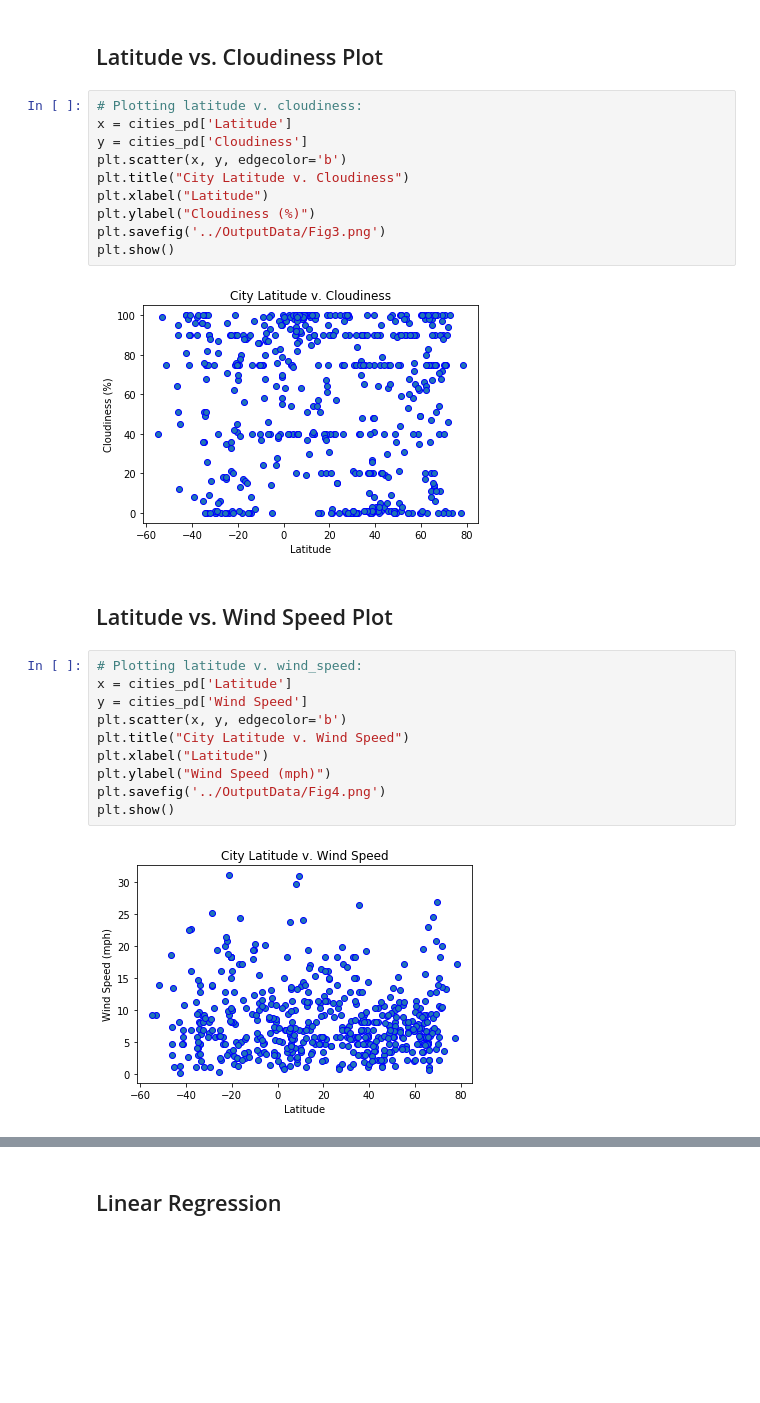
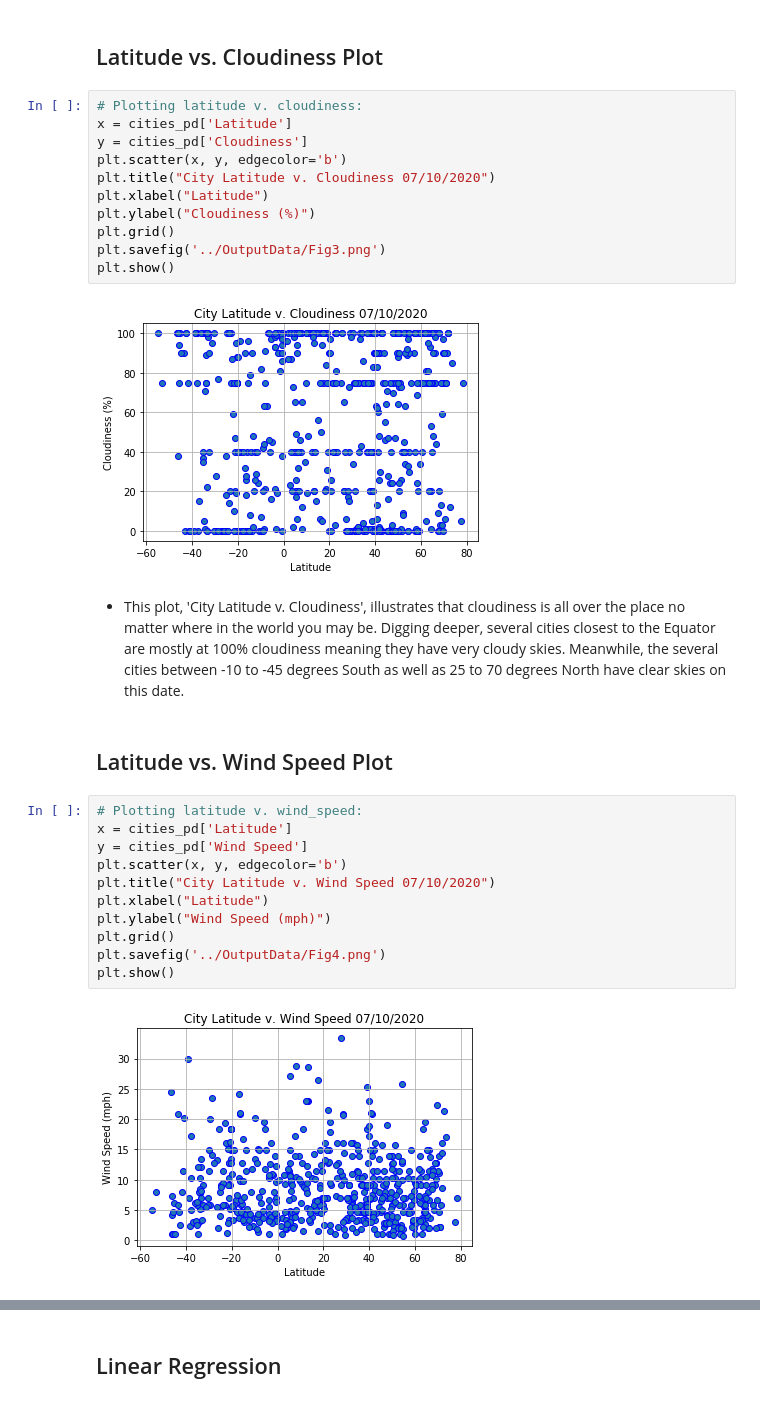
Before and after one commit to minerva-b/Python-API-Challenge, a Jupyter notebook: WeatherPy/WeatherPy-Copy1.ipynb, the cells around one changed output, grey strips where cells are left out. Drawn from its saved outputs; the diff is of its cells as text; blank space fills up the shorter version.

```diff
--- a/WeatherPy/WeatherPy-Copy1.ipynb
+++ b/WeatherPy/WeatherPy-Copy1.ipynb
@@ -289,24 +289,28 @@ plt.show()
 x = cities_pd['Latitude']
 y = cities_pd['Cloudiness']
 plt.scatter(x, y, edgecolor='b')
-plt.title("City Latitude v. Cloudiness")
+plt.title("City Latitude v. Cloudiness 07/10/2020")
 plt.xlabel("Latitude")
 plt.ylabel("Cloudiness (%)")
+plt.grid()
 plt.savefig('../OutputData/Fig3.png')
 plt.show()
 # %% [output]
-[figure, old version]
+[figure, new version]
+# %% [markdown]
+* This plot, 'City Latitude v. Cloudiness', illustrates that cloudiness is all over the place no matter where in the world you may be. Digging deeper, several cities closest to the Equator are mostly at 100% cloudiness meaning they have very cloudy skies. Meanwhile, the several cities between -10 to -45 degrees South as well as 25 to 70 degrees North have clear skies on this date.
 # %% [markdown]
 ## Latitude vs. Wind Speed Plot
 # %%
 # Plotting latitude v. wind_speed:
 x = cities_pd['Latitude']
 y = cities_pd['Wind Speed']
 plt.scatter(x, y, edgecolor='b')
-plt.title("City Latitude v. Wind Speed")
+plt.title("City Latitude v. Wind Speed 07/10/2020")
 plt.xlabel("Latitude")
 plt.ylabel("Wind Speed (mph)")
+plt.grid()
 plt.savefig('../OutputData/Fig4.png')
 plt.show()
 # %% [output]
-[figure, old version]
+[figure, new version]
```
Also changed, not shown: parts of 33 cells of this notebook, 13 other files.
